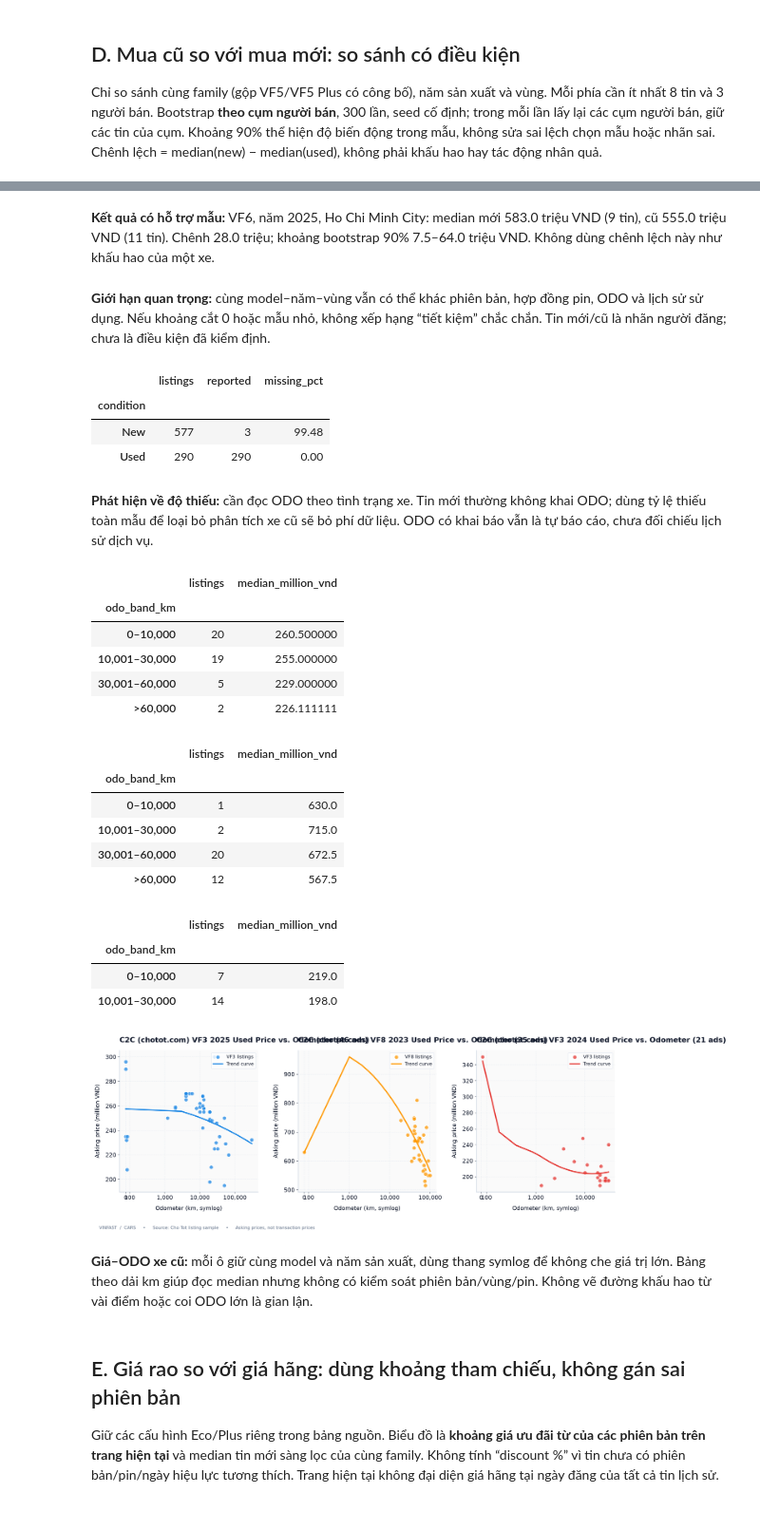
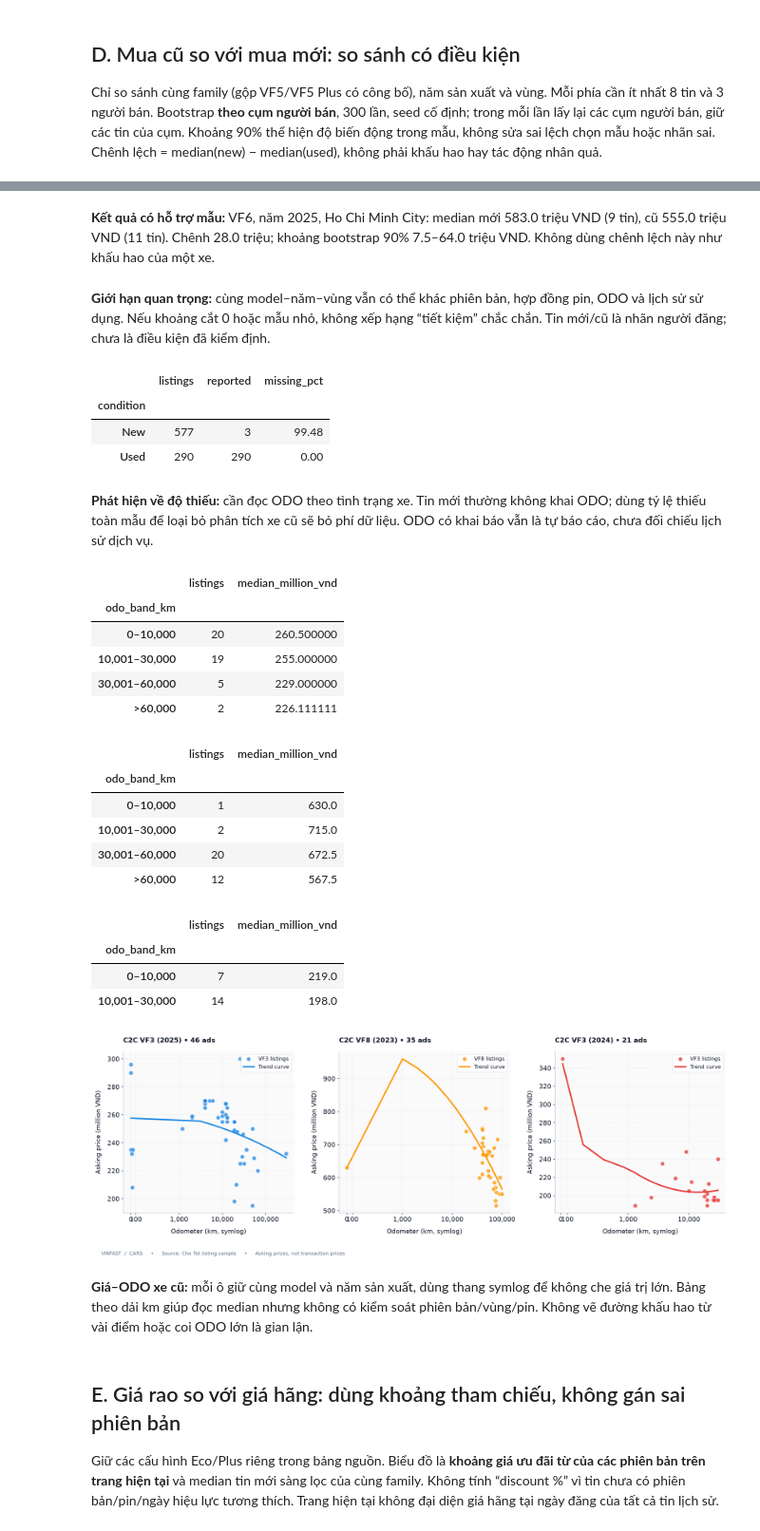
Before and after one commit to van2703/Electric-Vehicle-Market-Monitor, a Jupyter notebook: data visualization/02_vinfast_buyer_eda.ipynb, the cells around one changed output, grey strips where cells are left out. Shown at 95% size. Cells and saved outputs as stored; diff of their text form; code cells hidden in the pictures.

```diff
--- a/data visualization/02_vinfast_buyer_eda.ipynb
+++ b/data visualization/02_vinfast_buyer_eda.ipynb
@@ -408,7 +408,7 @@ display(coverage.round(2))
 note('**Phát hiện về độ thiếu:** cần đọc ODO theo tình trạng xe. Tin mới thường không khai ODO; dùng tỷ lệ thiếu toàn mẫu để loại bỏ phân tích xe cũ sẽ bỏ phí dữ liệu. ODO có khai báo vẫn là tự báo cáo, chưa đối chiếu lịch sử dịch vụ.')
 used=clean[clean.condition.eq('Used') & clean.odo_km.ge(0)].copy()
 largest=used.groupby(['family','year']).size().sort_values(ascending=False).head(3)
-fig,axes=plt.subplots(1,len(largest),figsize=(15,5.8),squeeze=False)
+fig,axes=plt.subplots(1,len(largest),figsize=(16,5.8),squeeze=False)
 model_colors = [BLUE_NORTH, ORANGE_CENTRAL, RED_SOUTH]
 for (ax,((family,year),n)), c in zip(zip(axes.flat,largest.items()), model_colors):
     g=used[used.family.eq(family)&used.year.eq(year)].copy()
@@ -422,41 +422,43 @@ for (ax,((family,year),n)), c in zip(zip(axes.flat,largest.items()), model_color
             ax.plot(x_trend, p_fit(np.log1p(x_trend)), color=c, lw=2.5, ls='-', label='Trend curve')
     ax.set_xscale('symlog',linthresh=1000)
     ax.xaxis.set_major_formatter(FuncFormatter(lambda v,pos:f'{v:,.0f}'))
-    ax.set(title=f'C2C (chotot.com) {family} {int(year)} Used Price vs. Odometer ({n} ads)',xlabel='Odometer (km, symlog)',ylabel='Asking price (million VND)')
+    ax.set_title(f'C2C {family} ({int(year)}) • {n} ads', fontsize=12, fontweight='bold')
+    ax.set(xlabel='Odometer (km, symlog)',ylabel='Asking price (million VND)')
     ax.grid(True, linestyle='--', alpha=0.6)
-    ax.legend(loc='upper right', fontsize=9.5)
+    ax.legend(loc='upper right', fontsize=9.5, frameon=True, facecolor='white', edgecolor='#E2E8F0', framealpha=0.9)
     g['odo_band_km']=pd.cut(g.odo_km,[-1,10000,30000,60000,np.inf],labels=['0–10,000','10,001–30,000','30,001–60,000','>60,000'])
     display(g.groupby('odo_band_km',observed=True).price_million.agg(listings='size',median_million_vnd='median'))
+fig.subplots_adjust(wspace=0.28)
 save(fig,'buyer_08_used_odo')
 note('**Giá–ODO xe cũ:** mỗi ô giữ cùng model và năm sản xuất, dùng thang symlog để không che giá trị lớn. Bảng theo dải km giúp đọc median nhưng không có kiểm soát phiên bản/vùng/pin. Không vẽ đường khấu hao từ vài điểm hoặc coi ODO lớn là gian lận.')
 # %% [output]
 |  | family | year | region | new_n | used_n | new_sellers | used_sellers | new_median | used_median | ... |
 | 0 | VF6 | 2025 | Ho Chi Minh City | 9 | 11 | 8 | 6 | 583.0 | 555.0 | ... |
 [figure]
 **Kết quả có hỗ trợ mẫu:** VF6, năm 2025, Ho Chi Minh City: median mới 583.0 triệu VND (9 tin), cũ 555.0 triệu VND (11 tin). Chênh 28.0 triệu; khoảng bootstrap 90% 7.5–64.0 triệu VND. Không dùng chênh lệch này như khấu hao của một xe.
 **Giới hạn quan trọng:** cùng model–năm–vùng vẫn có thể khác phiên bản, hợp đồng pin, ODO và lịch sử sử dụng. Nếu khoảng cắt 0 hoặc mẫu nhỏ, không xếp hạng “tiết kiệm” chắc chắn. Tin mới/cũ là nhãn người đăng; chưa là điều kiện đã kiểm định.
 |  | listings | reported | missing_pct |
 | condition |  |  |  |
 | New | 577 | 3 | 99.48 |
 | Used | 290 | 290 | 0.00 |
 **Phát hiện về độ thiếu:** cần đọc ODO theo tình trạng xe. Tin mới thường không khai ODO; dùng tỷ lệ thiếu toàn mẫu để loại bỏ phân tích xe cũ sẽ bỏ phí dữ liệu. ODO có khai báo vẫn là tự báo cáo, chưa đối chiếu lịch sử dịch vụ.
 |  | listings | median_million_vnd |
 | odo_band_km |  |  |
 | 0–10,000 | 20 | 260.500000 |
 | 10,001–30,000 | 19 | 255.000000 |
 | 30,001–60,000 | 5 | 229.000000 |
 | >60,000 | 2 | 226.111111 |
 |  | listings | median_million_vnd |
 | odo_band_km |  |  |
 | 0–10,000 | 1 | 630.0 |
 | 10,001–30,000 | 2 | 715.0 |
 | 30,001–60,000 | 20 | 672.5 |
 | >60,000 | 12 | 567.5 |
 |  | listings | median_million_vnd |
 | odo_band_km |  |  |
 | 0–10,000 | 7 | 219.0 |
 | 10,001–30,000 | 14 | 198.0 |
-[figure, old version]
+[figure, new version]
 **Giá–ODO xe cũ:** mỗi ô giữ cùng model và năm sản xuất, dùng thang symlog để không che giá trị lớn. Bảng theo dải km giúp đọc median nhưng không có kiểm soát phiên bản/vùng/pin. Không vẽ đường khấu hao từ vài điểm hoặc coi ODO lớn là gian lận.
 # %% [markdown]
 ## E. Giá rao so với giá hãng: dùng khoảng tham chiếu, không gán sai phiên bản
```
Also changed, not shown: 17 other files.
